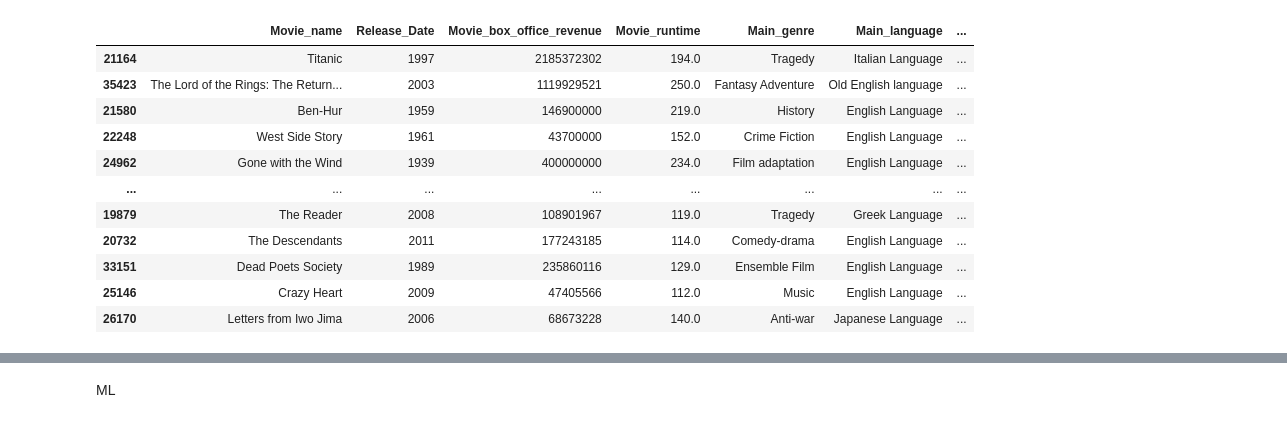
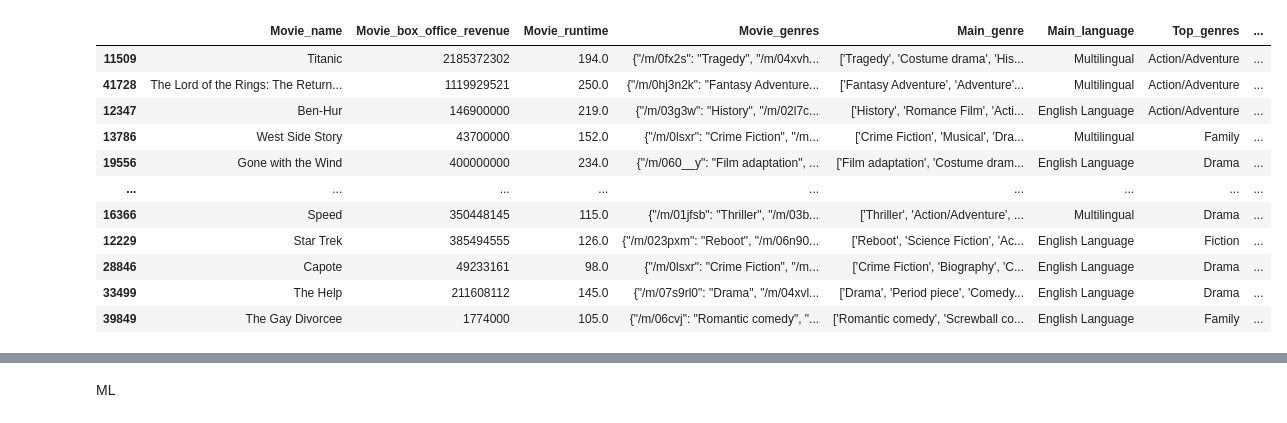
Before and after one commit to epfl-ada/ada-2023-project-bavmaresearch, a Jupyter notebook: Code/MLandScoring.ipynb, the cells around one changed output, grey strips where cells are left out. Drawn from its saved outputs; the diff is of its cells as text; code cells hidden in the pictures.

```diff
--- a/Code/MLandScoring.ipynb
+++ b/Code/MLandScoring.ipynb
@@ -7,63 +7,66 @@ import matplotlib.pyplot as plt
 # %%
 import pandas as pd
 import numpy as np
 from scipy.stats import zscore
 
-# Reading the data from a CSV file into a pandas DataFrame
-df_avec_successful = pd.read_csv('../data/clean/cleaned_inflation_adjusted.csv')
+try:
+    # Reading the data from a CSV file into a pandas DataFrame
+    df_avec_successful = pd.read_csv('../Datasets/movies_cleaned_dataset.csv')
+except FileNotFoundError as e:
+    print(f"File not found: {e}")
+    # Handle the exception (e.g., exit the script or log an error)
+    exit()
 
-# Filling missing values in specific columns with the mean of those columns
-df_avec_successful['Inflation_adjusted_profit'].fillna(df_avec_successful['Inflation_adjusted_profit'].mean(), inplace=True)
-df_avec_successful['averageRating'].fillna(df_avec_successful['averageRating'].mean(), inplace=True)
-df_avec_successful['Oscar_Wins'].fillna(df_avec_successful['Oscar_Wins'].mean(), inplace=True)
-df_avec_successful['Nominations'].fillna(df_avec_successful['Nominations'].mean(), inplace=True)
+# Filling missing values for specific columns with their mean
+columns_to_fill = ['Inflation_adjusted_profit', 'averageRating', 'Oscar_Wins', 'Nominations']
+for column in columns_to_fill:
+    df_avec_successful[column].fillna(df_avec_successful[column].mean(), inplace=True)
 
-# Capping extreme values in the 'Inflation adjusted profit' column
+# Capping extreme values in 'Inflation adjusted profit' to reduce outlier impact
 # This reduces the impact of outliers by setting a threshold (90th percentile here)
 # Values above this threshold are set to the threshold value itself
 cap_threshold = df_avec_successful['Inflation_adjusted_profit'].quantile(0.90)
 df_avec_successful['capped_profit'] = df_avec_successful['Inflation_adjusted_profit'].clip(upper=cap_threshold)
 
-# Calculating the Z-scores (standard scores) for the capped profit, average rating, Oscar wins, and nominations
-# This standardizes these features to have a mean of 0 and a standard deviation of 1, aiding in comparison
-z_capped_profit = zscore(df_avec_successful['capped_profit'])
-z_rating = zscore(df_avec_successful['averageRating'])
-z_oscars = zscore(df_avec_successful['Oscar_Wins'])
-z_nominations = zscore(df_avec_successful['Nominations'])
+# Standardizing selected features (z-score normalization)
+z_features = {
+    'capped_profit': zscore(df_avec_successful['capped_profit']),
+    'averageRating': zscore(df_avec_successful['averageRating']),
+    'Oscar_Wins': zscore(df_avec_successful['Oscar_Wins']),
+    'Nominations': zscore(df_avec_successful['Nominations'])
+}
 
-# Assigning weights to each of these standardized features
-weight_capped_profit = 0.3
-weight_rating = 0.35
-weight_oscars = 0.175
-weight_nominations = 0.175
+# Assigning weights to standardized features
+weights = {
+    'capped_profit': 0.3,
+    'averageRating': 0.35,
+    'Oscar_Wins': 0.175,
+    'Nominations': 0.175
+}
 
-# Calculating a 'Successful' score based on these weighted features
-# This is a composite metric considering profit, rating, Oscars, and nominations
-df_avec_successful['Successful'] = (
-    weight_capped_profit * z_capped_profit +
-    weight_rating * z_rating +
-    weight_oscars * z_oscars +
-    weight_nominations * z_nominations)
+# Calculating a composite 'Successful' score using weighted features
+df_avec_successful['Successful'] = sum(weights[feature] * z_features[feature] for feature in weights)
 
-# Normalizing the 'Successful' score to a 0-10 scale
-# This makes the score more interpretable and standardized
-df_avec_successful['Successful'] = round((df_avec_successful['Successful'] - df_avec_successful['Successful'].min()) / (df_avec_successful['Successful'].max() - df_avec_successful['Successful'].min()) * 10,1)
+# Normalizing the 'Successful' score to a 0-10 scale for interpretability
+min_score = df_avec_successful['Successful'].min()
+max_score = df_avec_successful['Successful'].max()
+df_avec_successful['Successful'] = round((df_avec_successful['Successful'] - min_score) / (max_score - min_score) * 10, 1)
 
-# Sorting the DataFrame based on the 'Successful' score in descending order
-df_avec_successful = df_avec_successful.sort_values(by='Successful', ascending=False)
+# Sorting the DataFrame by 'Successful' score in descending order
+df_avec_successful.sort_values(by='Successful', ascending=False, inplace=True)
 
-# Displaying the top 300 rows of the filtered DataFrame
+# Display the top 300 rows
 df_avec_successful.head(300)
 # %% [output]
-|  | Movie_name | Release_Date | Movie_box_office_revenue | Movie_runtime | Main_genre | Main_language | ... |
-| 21164 | Titanic | 1997 | 2185372302 | 194.0 | Tragedy | Italian Language | ... |
-| 35423 | The Lord of the Rings: The Return... | 2003 | 1119929521 | 250.0 | Fantasy Adventure | Old English language | ... |
-| 21580 | Ben-Hur | 1959 | 146900000 | 219.0 | History | English Language | ... |
-| 22248 | West Side Story | 1961 | 43700000 | 152.0 | Crime Fiction | English Language | ... |
-| 24962 | Gone with the Wind | 1939 | 400000000 | 234.0 | Film adaptation | English Language | ... |
-| ... | ... | ... | ... | ... | ... | ... | ... |
-| 19879 | The Reader | 2008 | 108901967 | 119.0 | Tragedy | Greek Language | ... |
-| 20732 | The Descendants | 2011 | 177243185 | 114.0 | Comedy-drama | English Language | ... |
-| 33151 | Dead Poets Society | 1989 | 235860116 | 129.0 | Ensemble Film | English Language | ... |
-| 25146 | Crazy Heart | 2009 | 47405566 | 112.0 | Music | English Language | ... |
-| 26170 | Letters from Iwo Jima | 2006 | 68673228 | 140.0 | Anti-war | Japanese Language | ... |
+|  | Movie_name | Movie_box_office_revenue | Movie_runtime | Movie_genres | Main_genre | Main_language | Top_genres | ... |
+| 11509 | Titanic | 2185372302 | 194.0 | {"/m/0fx2s": "Tragedy", "/m/04xvh... | ['Tragedy', 'Costume drama', 'His... | Multilingual | Action/Adventure | ... |
+| 41728 | The Lord of the Rings: The Return... | 1119929521 | 250.0 | {"/m/0hj3n2k": "Fantasy Adventure... | ['Fantasy Adventure', 'Adventure'... | Multilingual | Action/Adventure | ... |
+| 12347 | Ben-Hur | 146900000 | 219.0 | {"/m/03g3w": "History", "/m/02l7c... | ['History', 'Romance Film', 'Acti... | English Language | Action/Adventure | ... |
+| 13786 | West Side Story | 43700000 | 152.0 | {"/m/0lsxr": "Crime Fiction", "/m... | ['Crime Fiction', 'Musical', 'Dra... | Multilingual | Family | ... |
+| 19556 | Gone with the Wind | 400000000 | 234.0 | {"/m/060__y": "Film adaptation", ... | ['Film adaptation', 'Costume dram... | English Language | Drama | ... |
+| ... | ... | ... | ... | ... | ... | ... | ... | ... |
+| 16366 | Speed | 350448145 | 115.0 | {"/m/01jfsb": "Thriller", "/m/03b... | ['Thriller', 'Action/Adventure', ... | Multilingual | Drama | ... |
+| 12229 | Star Trek | 385494555 | 126.0 | {"/m/023pxm": "Reboot", "/m/06n90... | ['Reboot', 'Science Fiction', 'Ac... | English Language | Fiction | ... |
+| 28846 | Capote | 49233161 | 98.0 | {"/m/0lsxr": "Crime Fiction", "/m... | ['Crime Fiction', 'Biography', 'C... | English Language | Drama | ... |
+| 33499 | The Help | 211608112 | 145.0 | {"/m/07s9rl0": "Drama", "/m/04xvl... | ['Drama', 'Period piece', 'Comedy... | English Language | Drama | ... |
+| 39849 | The Gay Divorcee | 1774000 | 105.0 | {"/m/06cvj": "Romantic comedy", "... | ['Romantic comedy', 'Screwball co... | English Language | Family | ... |
```
Also changed, not shown: parts of 11 cells of this notebook, 4 other files.
